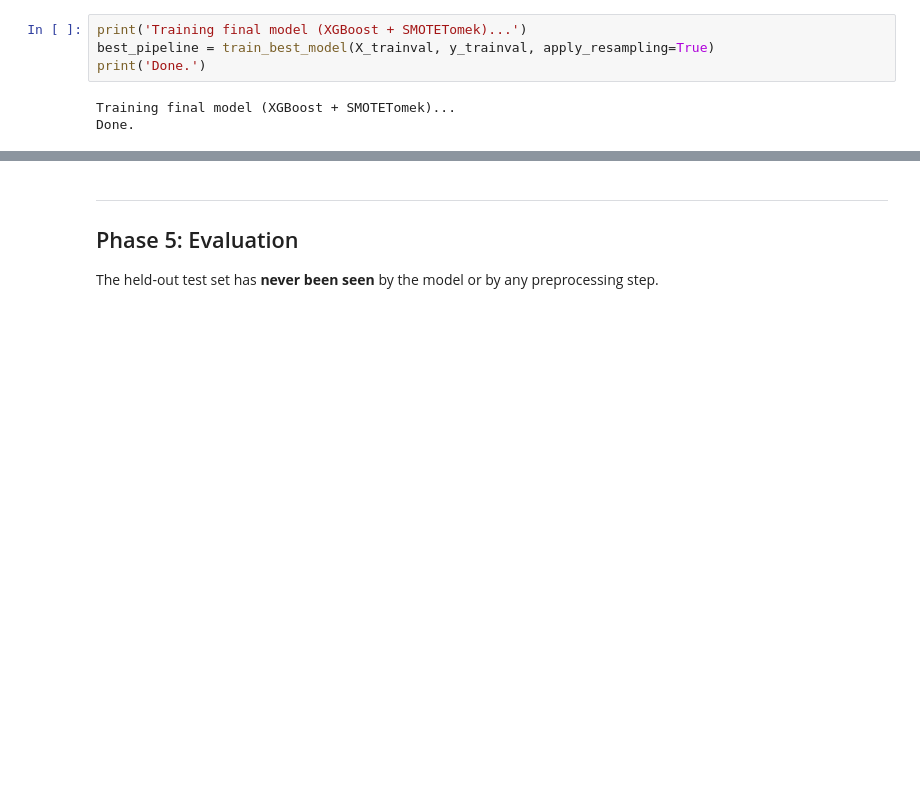
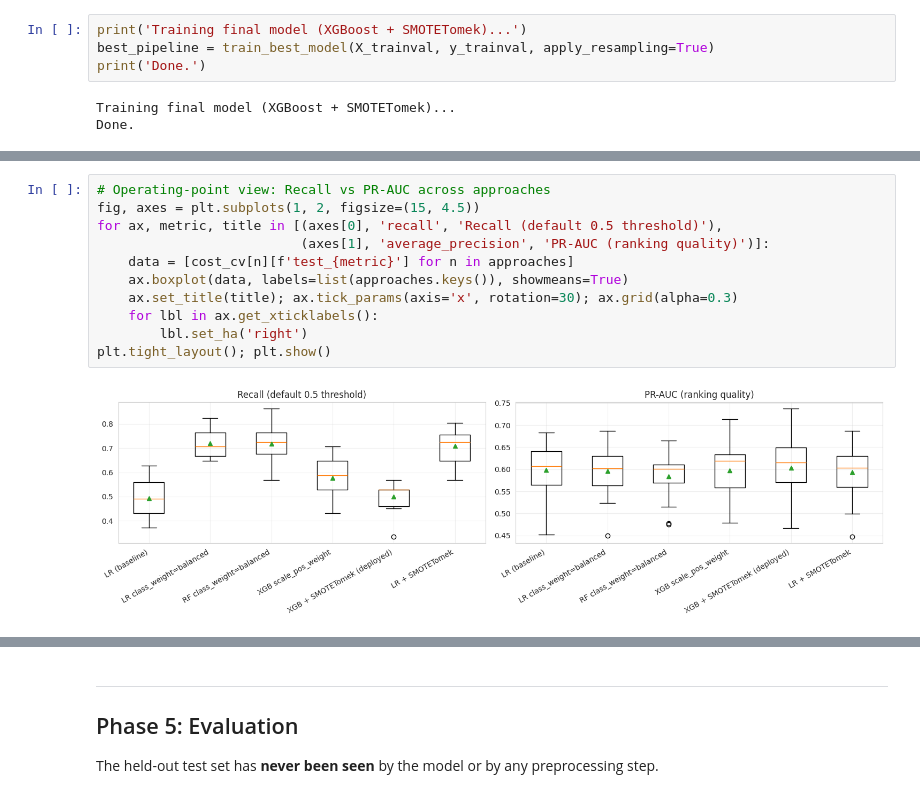
Before and after one commit to oscarinho/south-german-credit, a Jupyter notebook: notebooks/CRISP_ML_SouthGermanCredit.ipynb, the cells around one changed output, grey strips where cells are left out. Saved outputs shown, nothing was run; the diff lists cells and outputs as text; blank space fills up the shorter version.

Commit message:
Add 4.6 cost-sensitive vs resampling (PR-AUC + calibration); redesign deploy UI

```diff
--- a/notebooks/CRISP_ML_SouthGermanCredit.ipynb
+++ b/notebooks/CRISP_ML_SouthGermanCredit.ipynb
@@ -955,0 +1020,13 @@ Done.
+# %%
+# Operating-point view: Recall vs PR-AUC across approaches
+fig, axes = plt.subplots(1, 2, figsize=(15, 4.5))
+for ax, metric, title in [(axes[0], 'recall', 'Recall (default 0.5 threshold)'),
+                          (axes[1], 'average_precision', 'PR-AUC (ranking quality)')]:
+    data = [cost_cv[n][f'test_{metric}'] for n in approaches]
+    ax.boxplot(data, labels=list(approaches.keys()), showmeans=True)
+    ax.set_title(title); ax.tick_params(axis='x', rotation=30); ax.grid(alpha=0.3)
+    for lbl in ax.get_xticklabels():
+        lbl.set_ha('right')
+plt.tight_layout(); plt.show()
+# %% [output]
+[figure, added]
```
Also changed, not shown: parts of 5 cells of this notebook, 2 other files.
